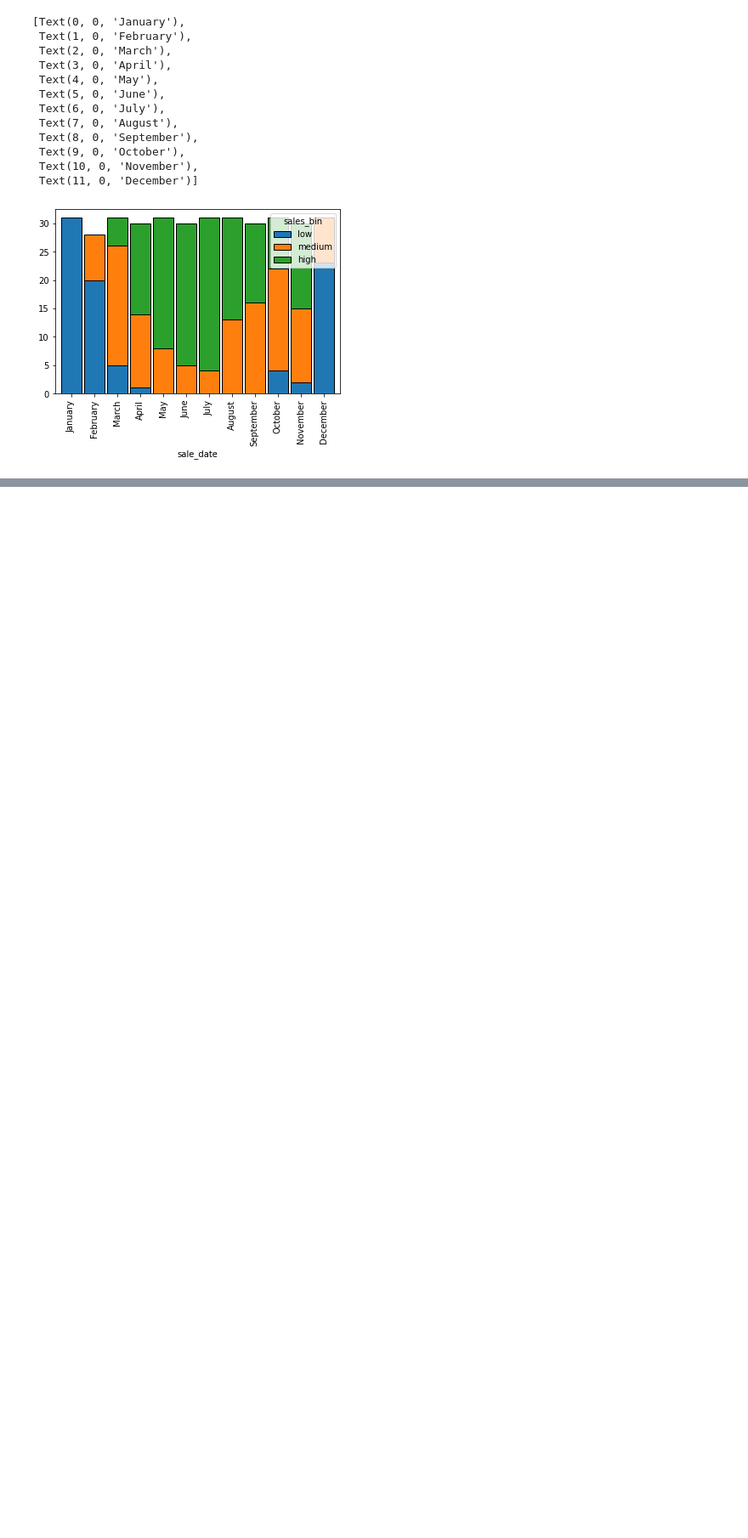
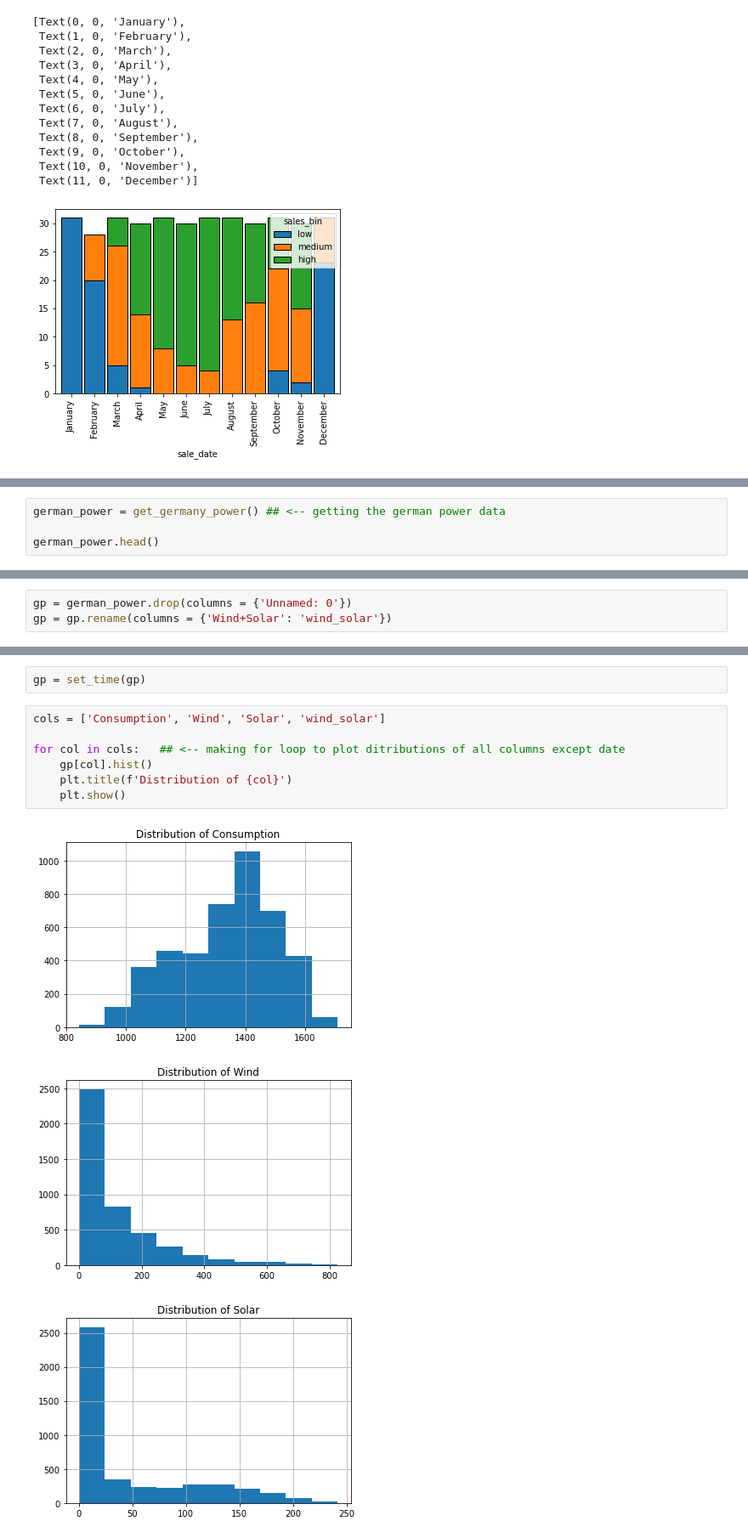
Before and after one commit to ForrestMccrosky/time-series-exercises, a Jupyter notebook: time_explore.ipynb, the cells around one changed output, grey strips where cells are left out. Shown: that part at 85% size. Saved outputs shown, nothing was run; the diff lists cells and outputs as text; blank space fills up the shorter version.

```diff
--- a/time_explore.ipynb
+++ b/time_explore.ipynb
@@ -229,0 +232,4 @@ ax.set_xticklabels(labels)
+# %%
+german_power = get_germany_power() ## <-- getting the german power data
+
+german_power.head()
@@ -229,0 +243,3 @@ ax.set_xticklabels(labels)
+# %%
+gp = german_power.drop(columns = {'Unnamed: 0'})
+gp = gp.rename(columns = {'Wind+Solar': 'wind_solar'})
@@ -229,0 +255,13 @@ ax.set_xticklabels(labels)
+# %%
+gp = set_time(gp)
+# %%
+cols = ['Consumption', 'Wind', 'Solar', 'wind_solar']
+
+for col in cols:   ## <-- making for loop to plot ditributions of all columns except date
+    gp[col].hist()
+    plt.title(f'Distribution of {col}')
+    plt.show()
+# %% [output]
+[figure, added]
+[figure, added]
+[figure, added]
```
Also changed, not shown: parts of 9 cells of this notebook.
